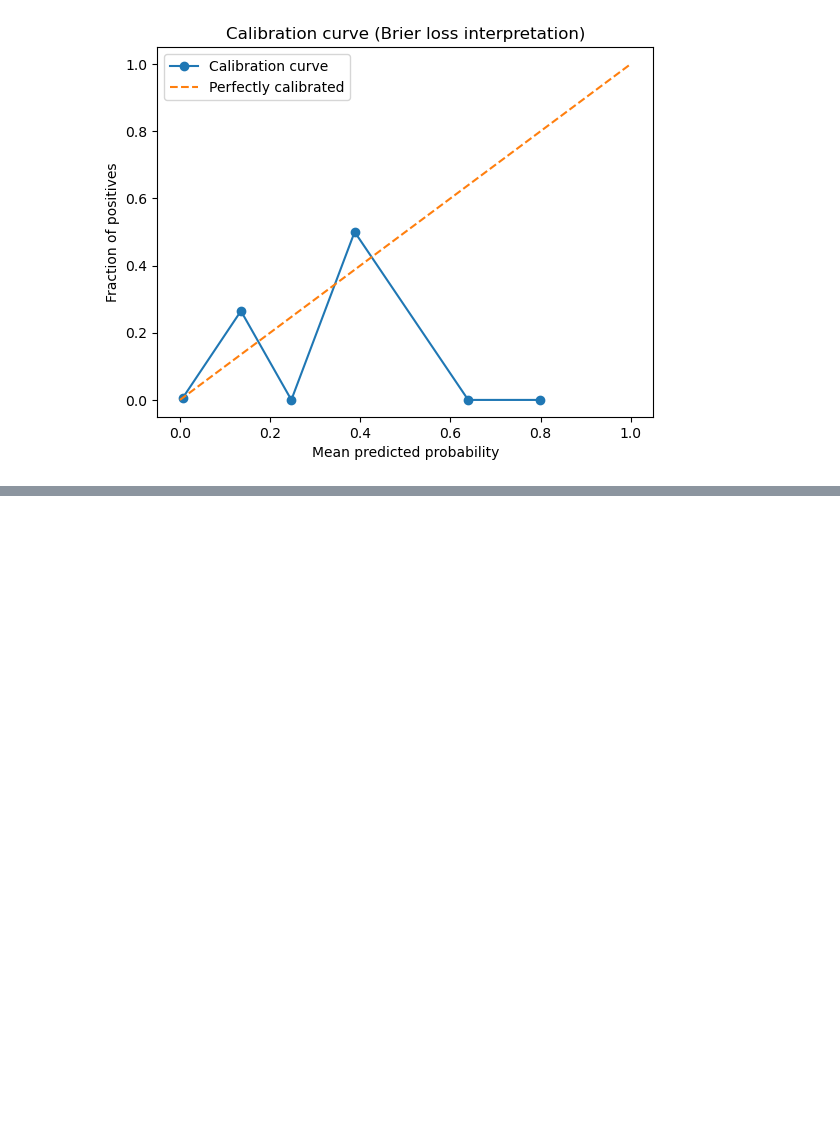
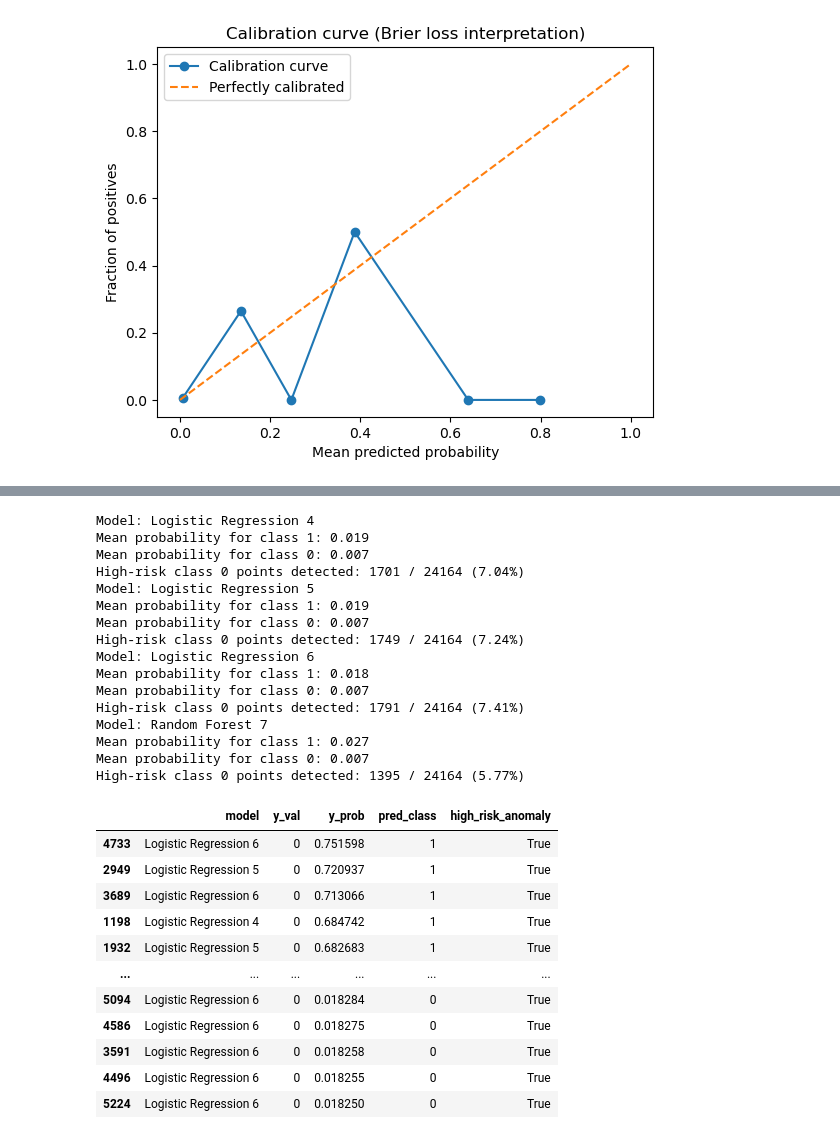
Before and after one commit to rebekah-eichberg/summer-2025-safeify, a Jupyter notebook: rebekah-idea-testing/prob_cal.ipynb, the cells around one changed output, grey strips where cells are left out. Saved outputs shown, nothing was run; the diff lists cells and outputs as text; code cells hidden in the pictures; blank space fills up the shorter version.

Commit message:
more diagnostics and anomaly detection

```diff
--- a/rebekah-idea-testing/prob_cal.ipynb
+++ b/rebekah-idea-testing/prob_cal.ipynb
@@ -499,0 +747,80 @@ Brier Score: 0.006611490630533237
+# %%
+import pandas as pd
+import numpy as np
+
+anomaly_results = []
+
+for clf, name in clf_list:
+    print(f"Model: {name}")
+
+    # 1. Get predicted probabilities
+    y_prob = clf.predict_proba(X_val_proc)[:, 1]
+
+    # 2. Calculate mean and quantiles of prob for true class 1
+    mean_prob_class1 = y_prob[y_val == 1].mean()
+    q75_prob_class1 = np.quantile(y_prob[y_val == 1], 0.75)
+
+    # 3. Identify samples where:
+    #   - true label is 0
+    #   - predicted probability is greater than class 1 average
+    mask_high_risk = (y_val == 0) & (y_prob > mean_prob_class1)
+
+    # Optional: stricter mask using 75th percentile
+    # mask_high_risk = (y_val == 0) & (y_prob > q75_prob_class1)
+
+    # 4. Create DataFrame of results
+    df_result = pd.DataFrame({
+        "model": name,
+        "y_val": y_val,
+        "y_prob": y_prob,
+        "pred_class": clf.predict(X_val_proc),
+        "high_risk_anomaly": mask_high_risk
+    })
+
+    n_total = df_result.shape[0]
+    n_high_risk = mask_high_risk.sum()
+    avg_prob_class0 = y_prob[y_val == 0].mean()
+
+    print(f"Mean probability for class 1: {mean_prob_class1:.3f}")
+    print(f"Mean probability for class 0: {avg_prob_class0:.3f}")
+    print(f"High-risk class 0 points detected: {n_high_risk} / {n_total} ({n_high_risk/n_total:.2%})")
+
+    anomaly_results.append(df_result[mask_high_risk])
+
+# Concatenate all high-risk examples across models
+all_anomalies_df = pd.concat(anomaly_results, ignore_index=True)
+
+# Sort by highest probability first
+all_anomalies_df = all_anomalies_df.sort_values(by="y_prob", ascending=False)
+
+# Show top anomalies
+all_anomalies_df
+# %% [output]
+Model: Logistic Regression 4
+Mean probability for class 1: 0.019
+Mean probability for class 0: 0.007
+High-risk class 0 points detected: 1701 / 24164 (7.04%)
+Model: Logistic Regression 5
+Mean probability for class 1: 0.019
+Mean probability for class 0: 0.007
+High-risk class 0 points detected: 1749 / 24164 (7.24%)
+Model: Logistic Regression 6
+Mean probability for class 1: 0.018
+Mean probability for class 0: 0.007
+High-risk class 0 points detected: 1791 / 24164 (7.41%)
+Model: Random Forest 7
+Mean probability for class 1: 0.027
+Mean probability for class 0: 0.007
+High-risk class 0 points detected: 1395 / 24164 (5.77%)
+|  | model | y_val | y_prob | pred_class | high_risk_anomaly |
+| 4733 | Logistic Regression 6 | 0 | 0.751598 | 1 | True |
+| 2949 | Logistic Regression 5 | 0 | 0.720937 | 1 | True |
+| 3689 | Logistic Regression 6 | 0 | 0.713066 | 1 | True |
+| 1198 | Logistic Regression 4 | 0 | 0.684742 | 1 | True |
+| 1932 | Logistic Regression 5 | 0 | 0.682683 | 1 | True |
+| ... | ... | ... | ... | ... | ... |
+| 5094 | Logistic Regression 6 | 0 | 0.018284 | 0 | True |
+| 4586 | Logistic Regression 6 | 0 | 0.018275 | 0 | True |
+| 3591 | Logistic Regression 6 | 0 | 0.018258 | 0 | True |
+| 4496 | Logistic Regression 6 | 0 | 0.018255 | 0 | True |
+| 5224 | Logistic Regression 6 | 0 | 0.018250 | 0 | True |
```
Also changed, not shown: parts of 8 cells of this notebook.
